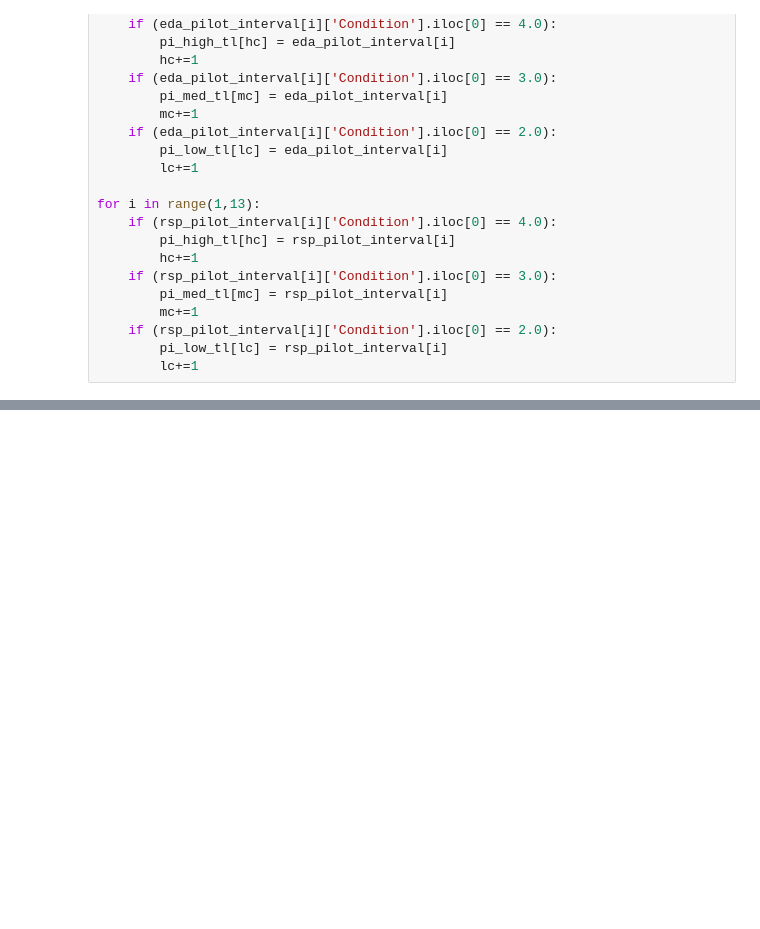
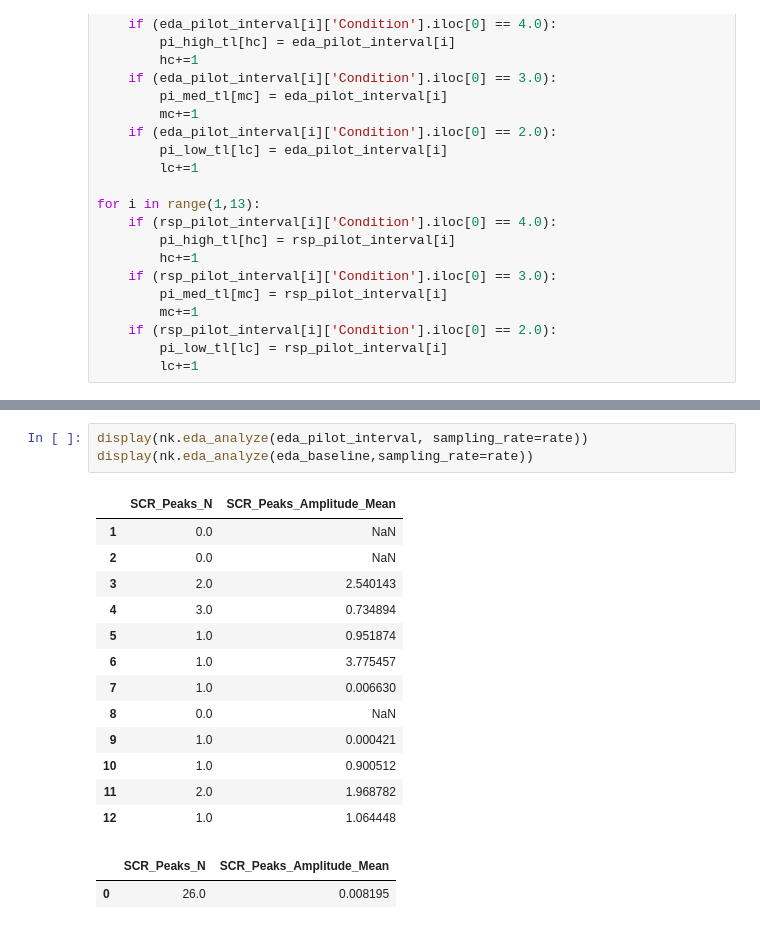
Before and after one commit to johnnyzhang295/HOME, a Jupyter notebook: Part206IntervalAnalysis.ipynb, the cells around one changed output, grey strips where cells are left out. Drawn from its saved outputs; the diff is of its cells as text; blank space fills up the shorter version.

```diff
--- a/Part206IntervalAnalysis.ipynb
+++ b/Part206IntervalAnalysis.ipynb
@@ -102,0 +131,19 @@ for i in range(1,13):
+# %%
+display(nk.eda_analyze(eda_pilot_interval, sampling_rate=rate))
+display(nk.eda_analyze(eda_baseline,sampling_rate=rate))
+# %% [output]
+|  | SCR_Peaks_N | SCR_Peaks_Amplitude_Mean |
+| 1 | 0.0 | NaN |
+| 2 | 0.0 | NaN |
+| 3 | 2.0 | 2.540143 |
+| 4 | 3.0 | 0.734894 |
+| 5 | 1.0 | 0.951874 |
+| 6 | 1.0 | 3.775457 |
+| 7 | 1.0 | 0.006630 |
+| 8 | 0.0 | NaN |
+| 9 | 1.0 | 0.000421 |
+| 10 | 1.0 | 0.900512 |
+| 11 | 2.0 | 1.968782 |
+| 12 | 1.0 | 1.064448 |
+|  | SCR_Peaks_N | SCR_Peaks_Amplitude_Mean |
+| 0 | 26.0 | 0.008195 |
```
Also changed, not shown: parts of 9 cells of this notebook.
